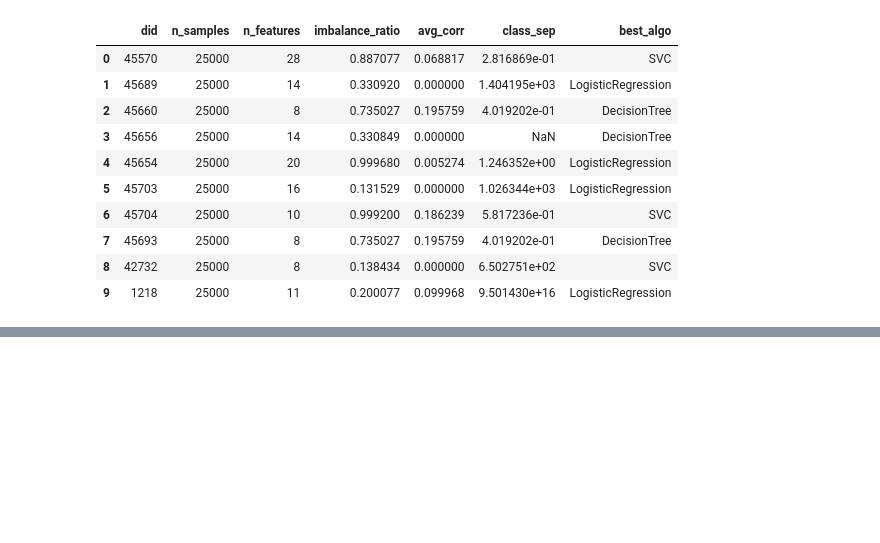
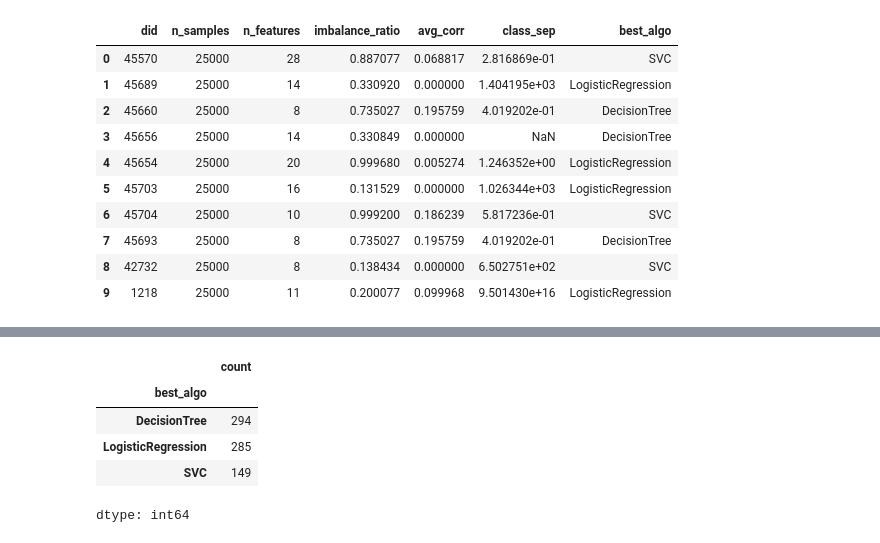
Before and after one commit to theHoodguy4587/ML-alogrithm-selector, a Jupyter notebook: ML_algorithm_Selector.ipynb, the cells around one changed output, grey strips where cells are left out. Cells and saved outputs as stored; diff of their text form; code cells hidden in the pictures; blank space fills up the shorter version.

```diff
--- a/ML_algorithm_Selector.ipynb
+++ b/ML_algorithm_Selector.ipynb
@@ -27,0 +69,9 @@ df.head(10)
+# %%
+df['best_algo'].value_counts()
+# %% [output]
+|  | count |
+| best_algo |  |
+| DecisionTree | 294 |
+| LogisticRegression | 285 |
+| SVC | 149 |
+dtype: int64
```
Also changed, not shown: parts of 15 cells of this notebook.
